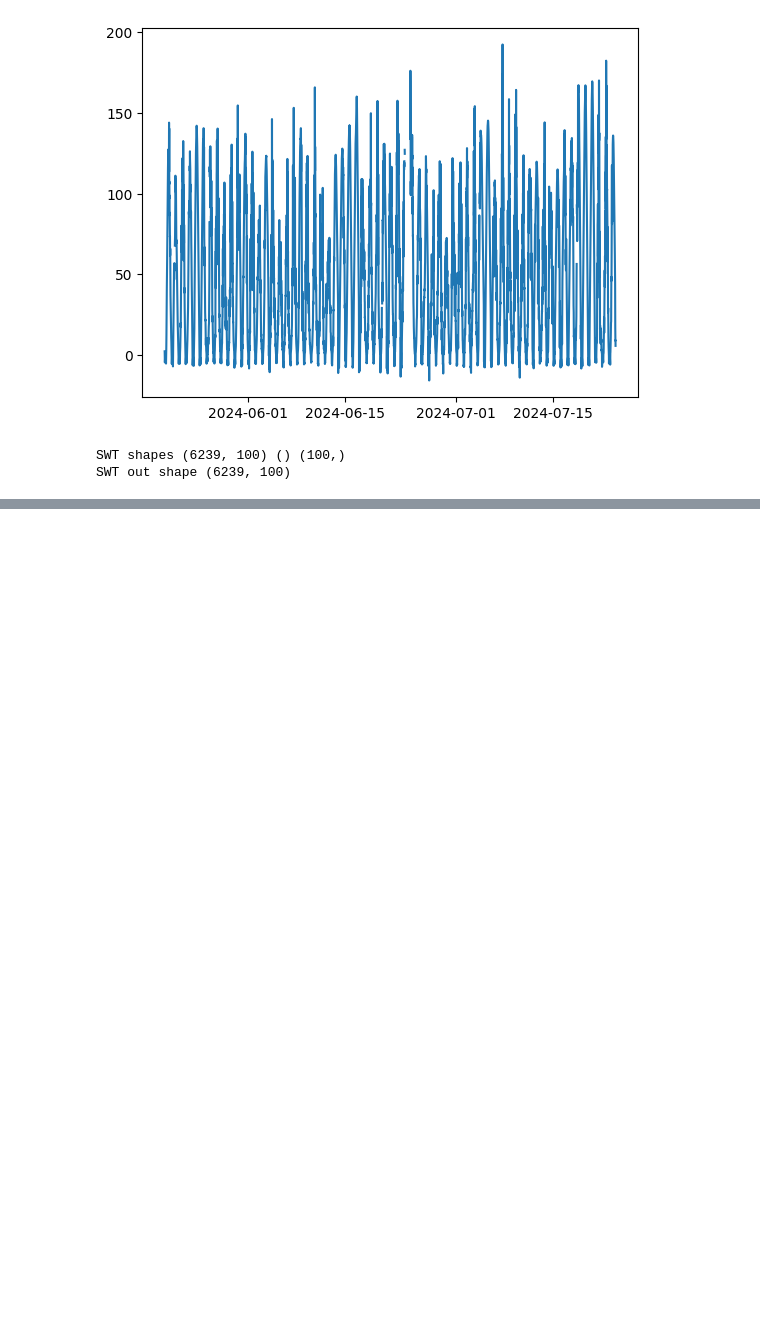
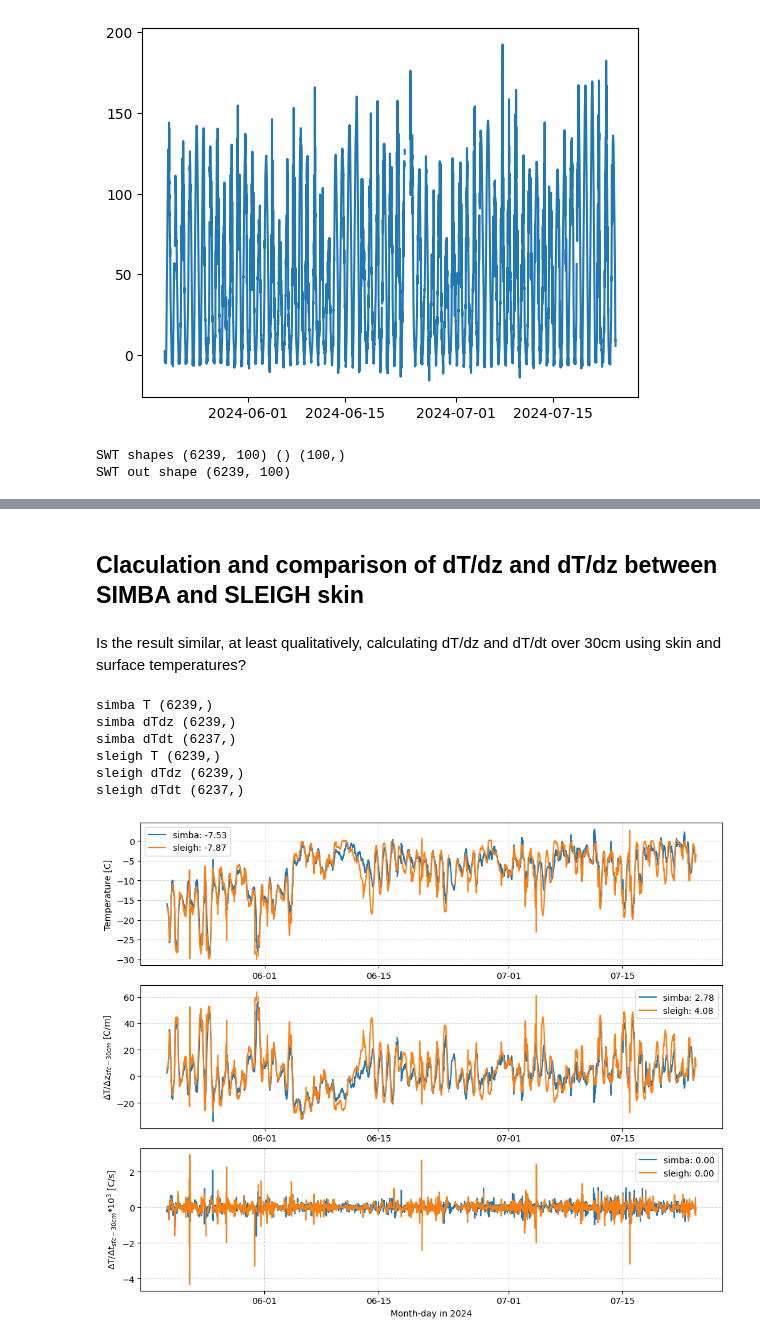
Before and after one commit to sledd/ICECAPS_raven, a Jupyter notebook: raven_subsurface_analysis_v4.2.ipynb, the cells around one changed output, grey strips where cells are left out. Drawn from its saved outputs; the diff is of its cells as text; code cells hidden in the pictures; blank space fills up the shorter version.

Commit message:
added comparison of T and temp gradients calculated from SIMBA only and SIMBA+skin temp

```diff
--- a/raven_subsurface_analysis_v4.2.ipynb
+++ b/raven_subsurface_analysis_v4.2.ipynb
@@ -390,0 +431,56 @@ plt.show()
+# %% [markdown]
+## Claculation and comparison of dT/dz and dT/dz between SIMBA and SLEIGH skin
+# %% [markdown]
+Is the result similar, at least qualitatively, calculating dT/dz and dT/dt over 30cm using skin and surface temperatures?
+# %%
+simba_sfc = temps_rel_sfc[:,0]
+# sleigh_skin = skinT_sfc_timesteps
+simba_30cm = np.squeeze(temps_rel_sfc[:,np.where(depth_rel_sfc==-30)[0]])
+
+time_diff = 2.*(simba_seconds[2:] - simba_seconds[:-2])
+# %%
+sub_flux_comparisons = {}
+
+layer_depth = 0.3
+
+for sfc_temp, label in zip([simba_sfc, skinT_sfc_timesteps], ['simba','sleigh']):
+    sub_flux_comparisons[label] = {'T':sfc_temp}
+
+    sub_flux_comparisons[label]['dTdz'] = (sfc_temp - simba_30cm)/(0.-layer_depth)
+
+    temp_diff = sfc_temp[2:] - sfc_temp[:-2] + simba_30cm[2:] - simba_30cm[:-2]
+
+    sub_flux_comparisons[label]['dTdt'] = temp_diff/time_diff
+# %%
+for instrument in ['simba','sleigh']:
+    for variable in ['T','dTdz','dTdt']:
+        print(instrument, variable, np.shape(sub_flux_comparisons[instrument][variable]))
+# %% [output]
+simba T (6239,)
+simba dTdz (6239,)
+simba dTdt (6237,)
+sleigh T (6239,)
+sleigh dTdz (6239,)
+sleigh dTdt (6237,)
+# %%
+fig, axs = plt.subplots(3, figsize=(10,8), constrained_layout=True)
+
+for instrument in ['simba','sleigh']:
+    for ax, variable in zip(axs.ravel(), ['T','dTdz','dTdt']):
+        data = sub_flux_comparisons[instrument][variable]
+        if variable=='dTdt':
+            ax.plot(simba_dates[1:-1], data*10**3, label=f'{instrument}: {np.nanmean(data*10**3):.2f}')
+        else:
+            ax.plot(simba_dates, data, label=f'{instrument}: {np.nanmean(data):.2f}')
+
+ylabels = ['Temperature [C]', '$\Delta$T/$\Delta$z$_{sfc-30cm}$ [C/m]', '$\Delta$T/$\Delta$t$_{sfc-30cm}$*10$^3$ [C/s]']
+for i, ax in enumerate(axs.ravel()):
+    ax.grid(alpha=.5, ls='--')
+    ax.set_ylabel(ylabels[i])
+    ax.xaxis.set_major_formatter(myFmt)
+    ax.legend(loc='best')
+
+axs[-1].set_xlabel('Month-day in 2024')
+plt.show()
+# %% [output]
+[figure, added]
```
Also changed, not shown: parts of 5 cells of this notebook.
